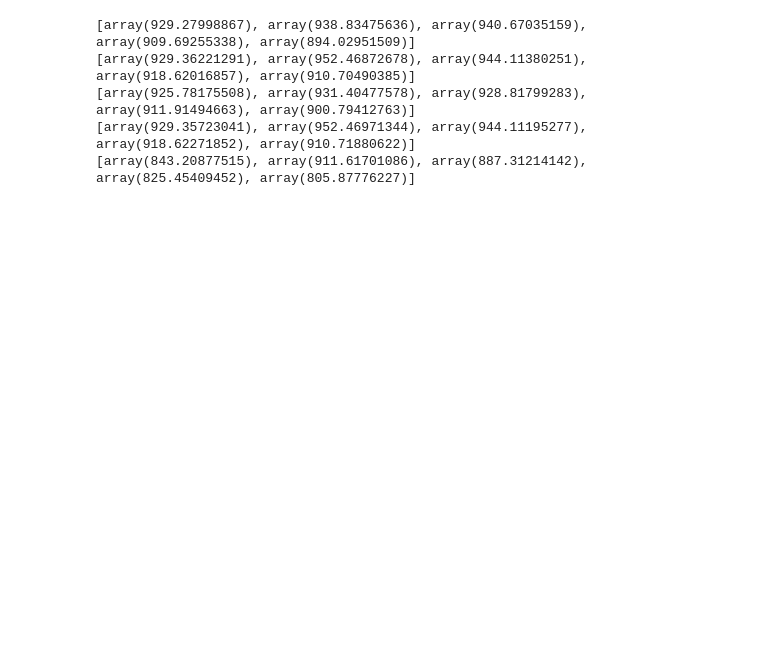
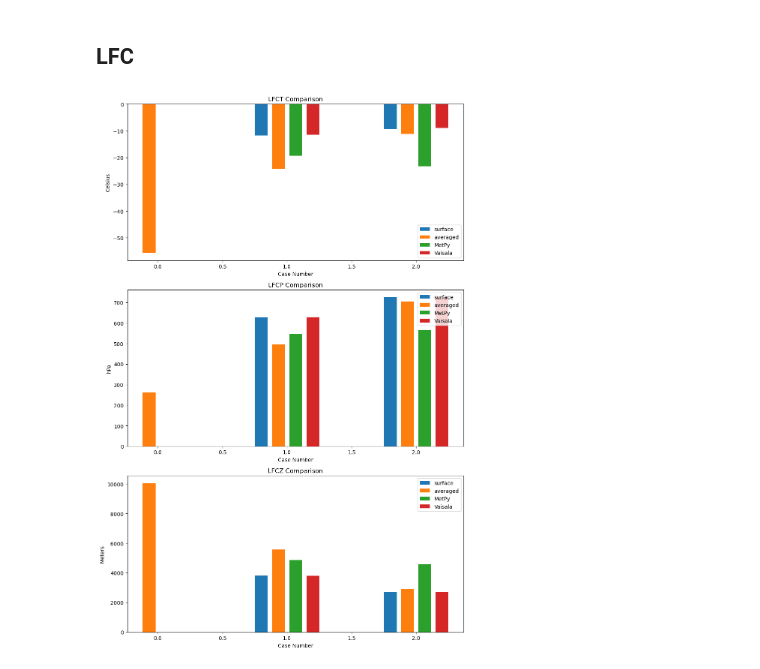
Before and after one commit to myasea8/sounding_parameters, a Jupyter notebook: test.ipynb, the cells around one changed output. Saved outputs shown, nothing was run; the diff lists cells and outputs as text; code cells hidden in the pictures; blank space fills up the shorter version.

```diff
--- a/test.ipynb
+++ b/test.ipynb
@@ -60,9 +59,44 @@ plt.show()
-# %%
-for suffix in suffixes:
-    print(lclp[suffix])
-# %% [output]
-[array(929.27998867), array(938.83475636), array(940.67035159), array(909.69255338), array(894.02951509)]
-[array(929.36221291), array(952.46872678), array(944.11380251), array(918.62016857), array(910.70490385)]
-[array(925.78175508), array(931.40477578), array(928.81799283), array(911.91494663), array(900.79412763)]
-[array(929.35723041), array(952.46971344), array(944.11195277), array(918.62271852), array(910.71880622)]
-[array(843.20877515), array(911.61701086), array(887.31214142), array(825.45409452), array(805.87776227)]
+# %% [markdown]
+## LFC
+# %%
+suffixes = list(set(k.split('LFCZ')[-1] for ds in results for k in ds.keys() if k.startswith('LFCZ')))
+
+# Extract the variables from the datasets
+lfct = {suffix: [ds[f'LFCT{suffix}'].values for ds in results] for suffix in suffixes}
+lfcp = {suffix: [ds[f'LFCP{suffix}'].values for ds in results] for suffix in suffixes}
+lfcz = {suffix: [ds[f'LFCZ{suffix}'].values for ds in results] for suffix in suffixes}
+
+# Manually add a value to lclt and lclp
+lfct['_Vaisala'] = [np.array(np.nan), np.array(-11.5), np.array(-9.0)]
+lfcp['_Vaisala'] = [np.array(np.nan), np.array(628.94), np.array(724.97)]
+lfcz['_Vaisala'] = [np.array(np.nan), np.array(3803), np.array(2709)]
+suffixes.append('_Vaisala')
+
+# Define bar width and positions
+bar_width = 0.1  # Width of each bar
+x = np.arange(len(results))  # X positions for the cases
+offsets = np.linspace(-bar_width * (len(suffixes) // 2), bar_width * (len(suffixes) // 2), len(suffixes))
+
+# Create a figure and axes
+fig, axs = plt.subplots(3, 1, figsize=(10, 15))
+
+# Define function to plot bar charts
+def plot_bar(ax, data, title, ylabel):
+    for i, suffix in enumerate(suffixes):
+        ax.bar(x + offsets[i], data[suffix], width=bar_width, label=suffix[1:])
+    ax.set_title(title)
+    ax.set_xlabel("Case Number")
+    ax.set_ylabel(ylabel)
+    ax.legend()
+
+# Plot LCLT
+plot_bar(axs[0], lfct, "LFCT Comparison", "Celsius")
+# Plot LCLP
+plot_bar(axs[1], lfcp, "LFCP Comparison", "hPa")
+# Plot LCLZ
+plot_bar(axs[2], lfcz, "LFCZ Comparison", "Meters")
+# Adjust layout and show plot
+plt.tight_layout()
+plt.show()
+# %% [output]
+[figure, added]
```
Also changed, not shown: parts of 9 cells of this notebook, 6 other files.
